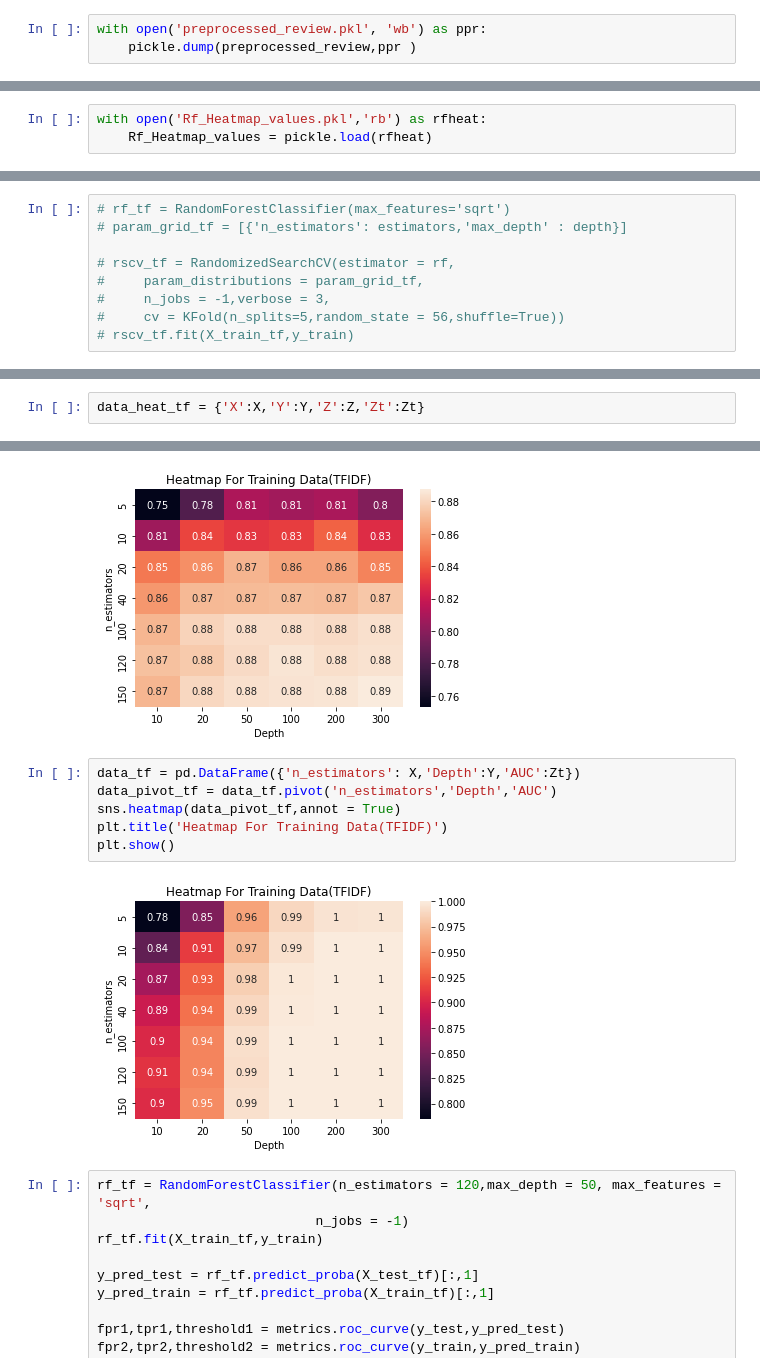
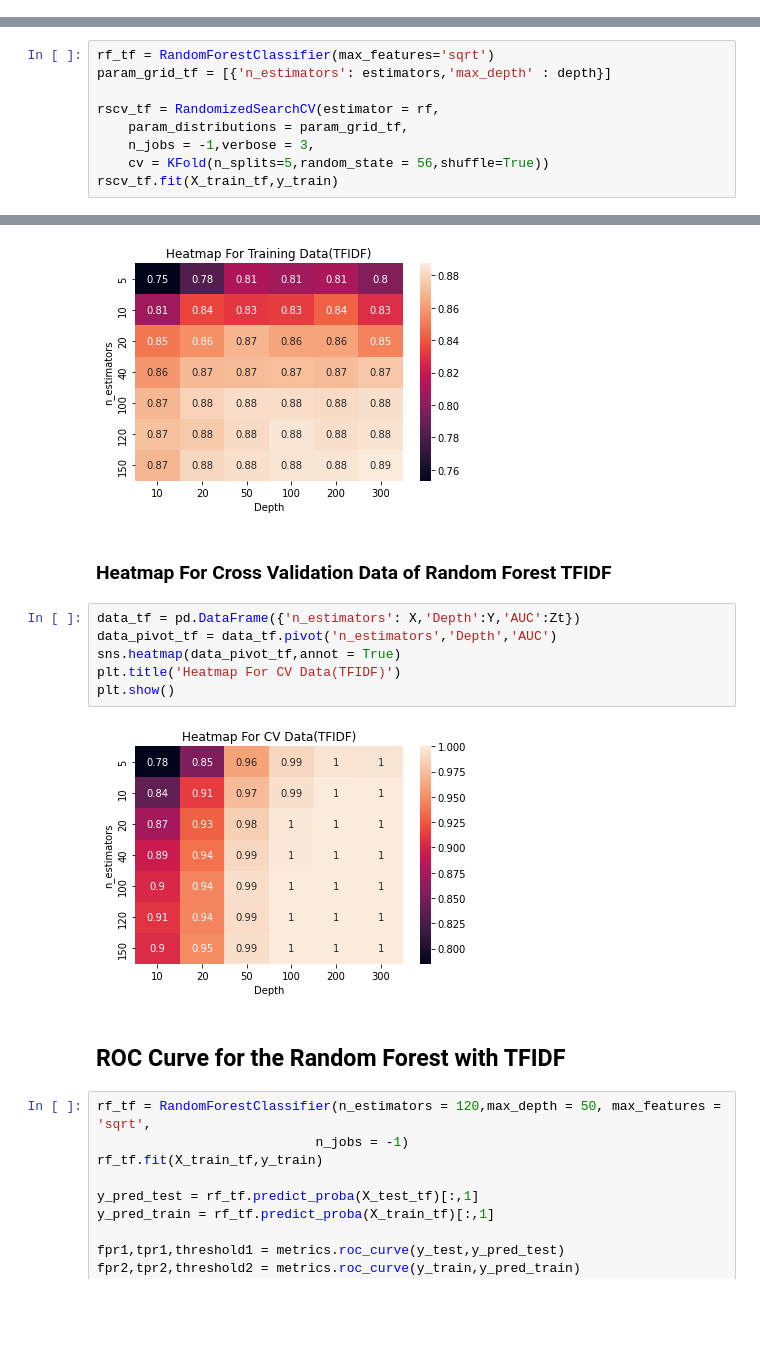
Before and after one commit to AkshayPethe/Amazon-Fine-Food-Review-Analysis, a Jupyter notebook: Amazon Fine Food Review Analysis.ipynb, the cells around one changed output, grey strips where cells are left out. Drawn from its saved outputs; the diff is of its cells as text; blank space fills up the shorter version.

```diff
--- a/Amazon Fine Food Review Analysis.ipynb
+++ b/Amazon Fine Food Review Analysis.ipynb
@@ -527,9 +529,6 @@ Checking the Preprocessed Reviews
 # %%
 import pickle
 import joblib
-# %%
-with open('preprocessed_review.pkl', 'wb') as ppr:
-    pickle.dump(preprocessed_review,ppr )
 # %%
 with open('preprocessed_review.pkl', 'rb') as ppr:
     preprocessed_review = pickle.load(ppr)
@@ -711,6 +735,3 @@ for es in estimators:
         Y.append(d)
         Z.append(roc_auc_score(y_cv,pred))
         Zt.append(roc_auc_score(y_train,predt))
-# %%
-with open('Rf_Heatmap_values.pkl','rb') as rfheat:
-    Rf_Heatmap_values = pickle.load(rfheat)
@@ -821,9 +846,9 @@ estimators = [5,10,20,40,100,120,150]
 # %%
-# rf_tf = RandomForestClassifier(max_features='sqrt')
-# param_grid_tf = [{'n_estimators': estimators,'max_depth' : depth}]
+rf_tf = RandomForestClassifier(max_features='sqrt')
+param_grid_tf = [{'n_estimators': estimators,'max_depth' : depth}]
 
-# rscv_tf = RandomizedSearchCV(estimator = rf,
-#     param_distributions = param_grid_tf,
-#     n_jobs = -1,verbose = 3,
-#     cv = KFold(n_splits=5,random_state = 56,shuffle=True))
-# rscv_tf.fit(X_train_tf,y_train)
+rscv_tf = RandomizedSearchCV(estimator = rf,
+    param_distributions = param_grid_tf,
+    n_jobs = -1,verbose = 3,
+    cv = KFold(n_splits=5,random_state = 56,shuffle=True))
+rscv_tf.fit(X_train_tf,y_train)
@@ -848,8 +885,6 @@ for es in estimators:
         Y.append(d)
         Z.append(roc_auc_score(y_cv,pred))
         Zt.append(roc_auc_score(y_train,predt))
-# %%
-data_heat_tf = {'X':X,'Y':Y,'Z':Z,'Zt':Zt}
 # %%
 with open('Rf_Heatmap_values_tf.pkl','rb') as rf_tf:
     data_heat_tf = pickle.load(rf_tf)
@@ -866,14 +903,18 @@ plt.title('Heatmap For Training Data(TFIDF)')
 plt.show()
 # %% [output]
 [figure]
+# %% [markdown]
+### Heatmap For Cross Validation Data of Random Forest TFIDF
 # %%
 data_tf = pd.DataFrame({'n_estimators': X,'Depth':Y,'AUC':Zt})
 data_pivot_tf = data_tf.pivot('n_estimators','Depth','AUC')
 sns.heatmap(data_pivot_tf,annot = True)
-plt.title('Heatmap For Training Data(TFIDF)')
+plt.title('Heatmap For CV Data(TFIDF)')
 plt.show()
 # %% [output]
-[figure, old version]
+[figure, new version]
+# %% [markdown]
+## ROC Curve for the Random Forest with TFIDF
 # %%
 rf_tf = RandomForestClassifier(n_estimators = 120,max_depth = 50, max_features = 'sqrt',
                             n_jobs = -1)
```
Also changed, not shown: parts of 72 cells of this notebook.
